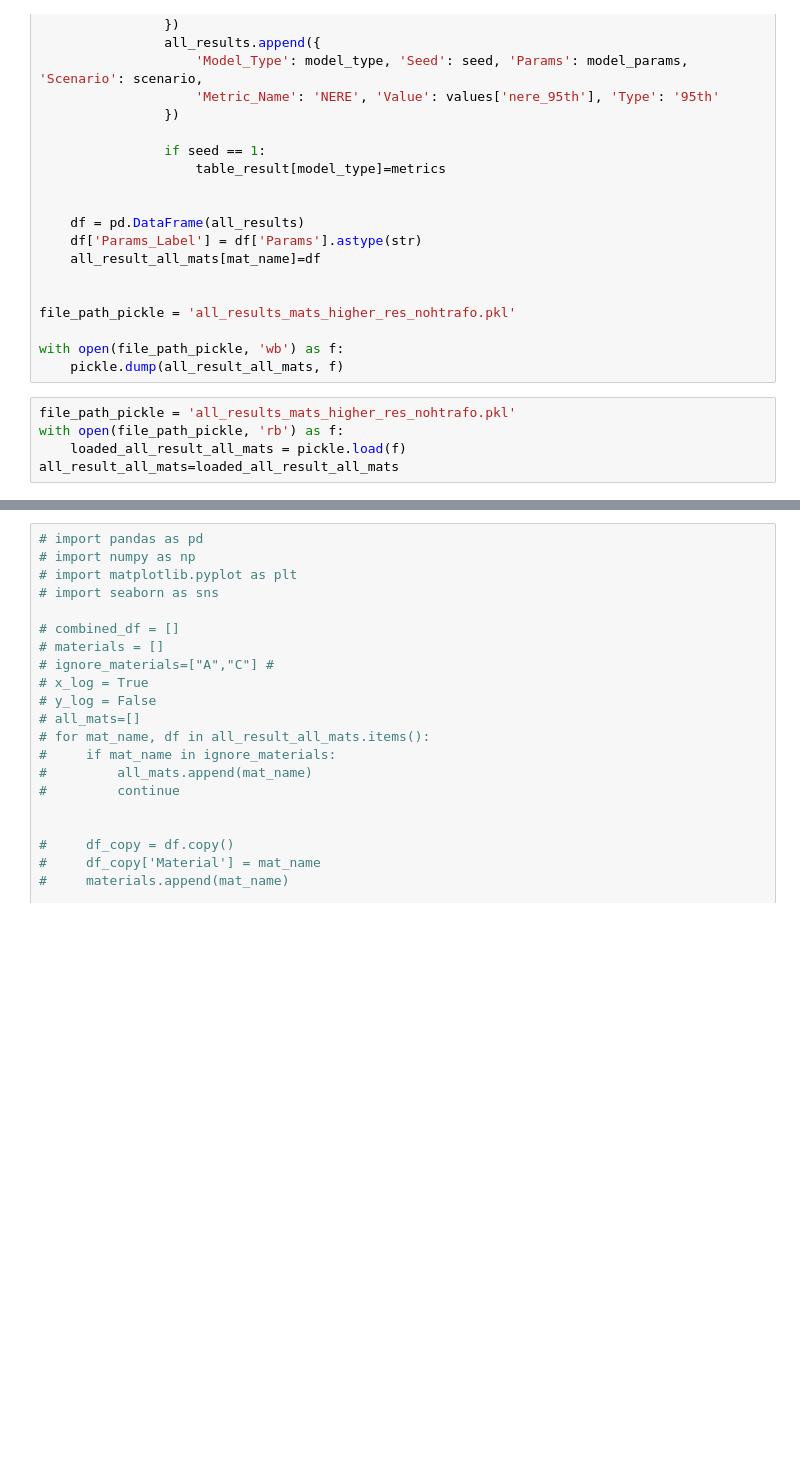
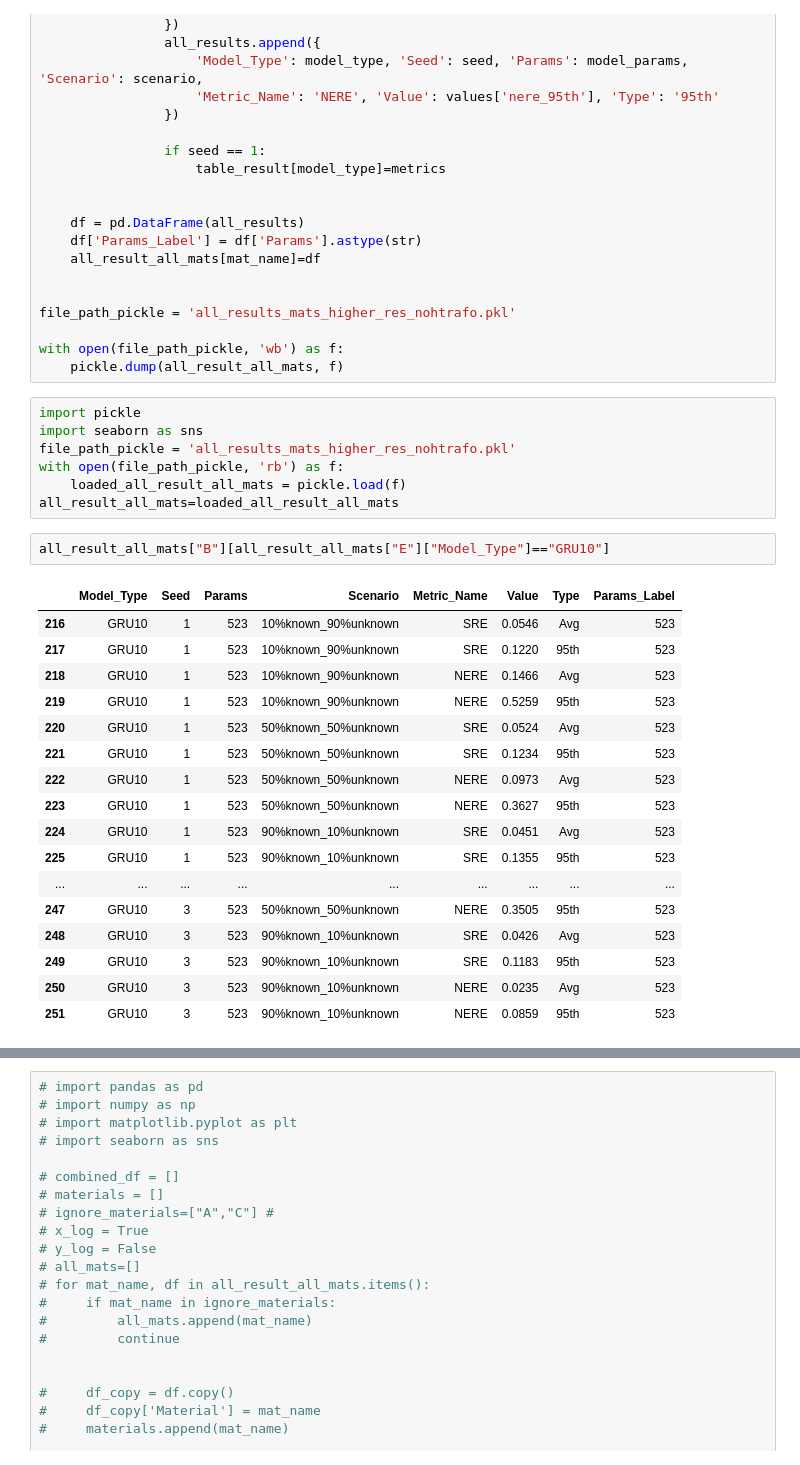
Before and after one commit to upb-lea/RHINO-MAG, a Jupyter notebook: dev/evaluation/os-pareto_invest_new_mat_higher_res_no_htrafo.ipynb, the cells around one changed output, grey strips where cells are left out. Cells and saved outputs as stored; diff of their text form; blank space fills up the shorter version.

```diff
--- a/dev/evaluation/os-pareto_invest_new_mat_higher_res_no_htrafo.ipynb
+++ b/dev/evaluation/os-pareto_invest_new_mat_higher_res_no_htrafo.ipynb
@@ -176,7 +178,29 @@ file_path_pickle = 'all_results_mats_higher_res_nohtrafo.pkl'
 with open(file_path_pickle, 'wb') as f:
     pickle.dump(all_result_all_mats, f)
 # %%
+import pickle
+import seaborn as sns
 file_path_pickle = 'all_results_mats_higher_res_nohtrafo.pkl'
 with open(file_path_pickle, 'rb') as f:
     loaded_all_result_all_mats = pickle.load(f)
 all_result_all_mats=loaded_all_result_all_mats
+# %%
+all_result_all_mats["B"][all_result_all_mats["E"]["Model_Type"]=="GRU10"]
+# %% [output]
+|  | Model_Type | Seed | Params | Scenario | Metric_Name | Value | Type | Params_Label |
+| 216 | GRU10 | 1 | 523 | 10%known_90%unknown | SRE | 0.0546 | Avg | 523 |
+| 217 | GRU10 | 1 | 523 | 10%known_90%unknown | SRE | 0.1220 | 95th | 523 |
+| 218 | GRU10 | 1 | 523 | 10%known_90%unknown | NERE | 0.1466 | Avg | 523 |
+| 219 | GRU10 | 1 | 523 | 10%known_90%unknown | NERE | 0.5259 | 95th | 523 |
+| 220 | GRU10 | 1 | 523 | 50%known_50%unknown | SRE | 0.0524 | Avg | 523 |
+| 221 | GRU10 | 1 | 523 | 50%known_50%unknown | SRE | 0.1234 | 95th | 523 |
+| 222 | GRU10 | 1 | 523 | 50%known_50%unknown | NERE | 0.0973 | Avg | 523 |
+| 223 | GRU10 | 1 | 523 | 50%known_50%unknown | NERE | 0.3627 | 95th | 523 |
+| 224 | GRU10 | 1 | 523 | 90%known_10%unknown | SRE | 0.0451 | Avg | 523 |
+| 225 | GRU10 | 1 | 523 | 90%known_10%unknown | SRE | 0.1355 | 95th | 523 |
+| ... | ... | ... | ... | ... | ... | ... | ... | ... |
+| 247 | GRU10 | 3 | 523 | 50%known_50%unknown | NERE | 0.3505 | 95th | 523 |
+| 248 | GRU10 | 3 | 523 | 90%known_10%unknown | SRE | 0.0426 | Avg | 523 |
+| 249 | GRU10 | 3 | 523 | 90%known_10%unknown | SRE | 0.1183 | 95th | 523 |
+| 250 | GRU10 | 3 | 523 | 90%known_10%unknown | NERE | 0.0235 | Avg | 523 |
+| 251 | GRU10 | 3 | 523 | 90%known_10%unknown | NERE | 0.0859 | 95th | 523 |
```
Also changed, not shown: parts of 5 cells of this notebook, 1 other file.
